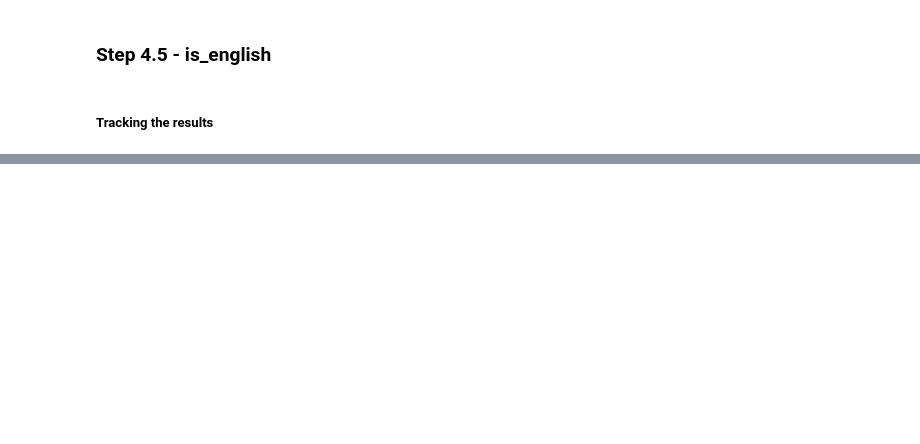
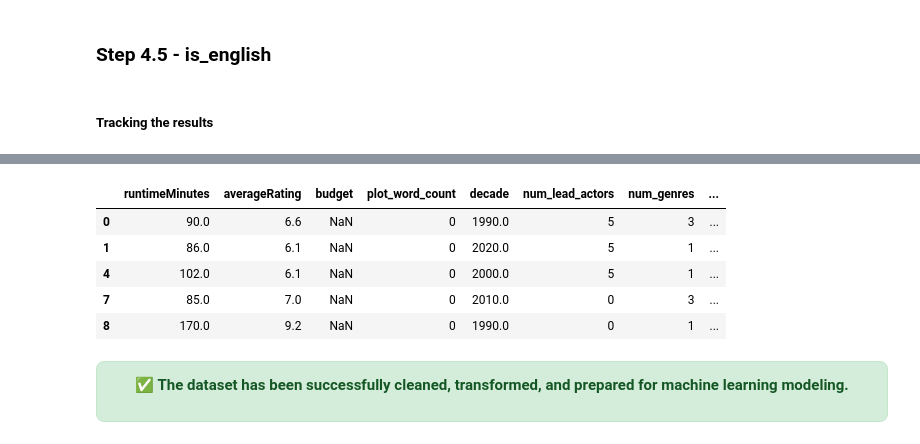
Before and after one commit to BarelAndArad/python-ml-project, a Jupyter notebook: Python_ML_Project.ipynb, the cells around one changed output, grey strips where cells are left out. Saved outputs shown, nothing was run; the diff lists cells and outputs as text; code cells hidden in the pictures; blank space fills up the shorter version.

```diff
--- a/Python_ML_Project.ipynb
+++ b/Python_ML_Project.ipynb
@@ -1452,0 +2165,23 @@ def prepare_data(df):
+# %%
+df = prepare_data(df)
+# %%
+df.head()
+# %% [output]
+|  | runtimeMinutes | averageRating | budget | plot_word_count | decade | num_lead_actors | num_genres | ... |
+| 0 | 90.0 | 6.6 | NaN | 0 | 1990.0 | 5 | 3 | ... |
+| 1 | 86.0 | 6.1 | NaN | 0 | 2020.0 | 5 | 1 | ... |
+| 4 | 102.0 | 6.1 | NaN | 0 | 2000.0 | 5 | 1 | ... |
+| 7 | 85.0 | 7.0 | NaN | 0 | 2010.0 | 0 | 3 | ... |
+| 8 | 170.0 | 9.2 | NaN | 0 | 1990.0 | 0 | 1 | ... |
+# %% [markdown]
+<div style="background-color:#d4edda;
+            padding:12px;
+            border-radius:8px;
+            border:1px solid #c3e6cb;
+            color:#155724;
+            font-weight:bold;
+            text-align:center;">
+
+✅ The dataset has been successfully cleaned, transformed, and prepared for machine learning modeling.
+
+</div>
```
Also changed, not shown: parts of 17 cells of this notebook.
